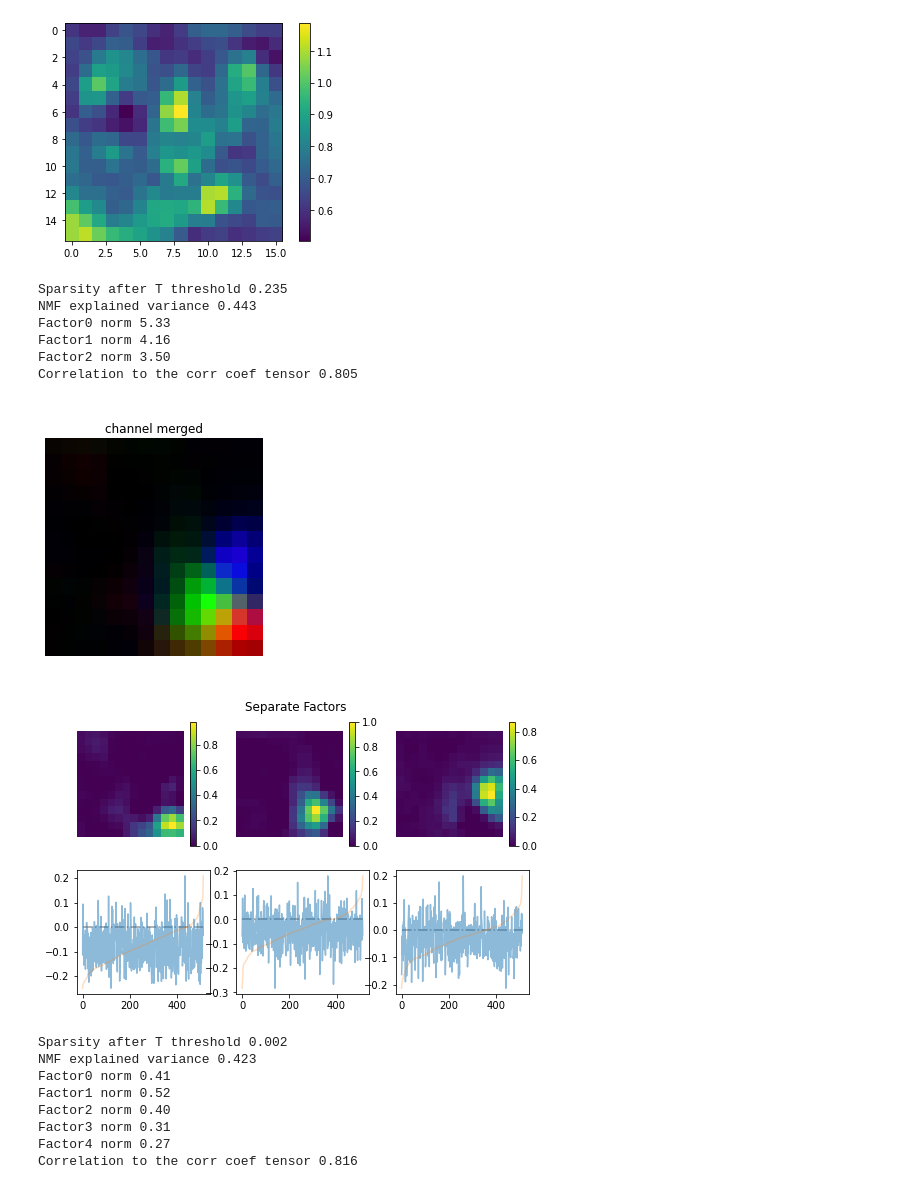
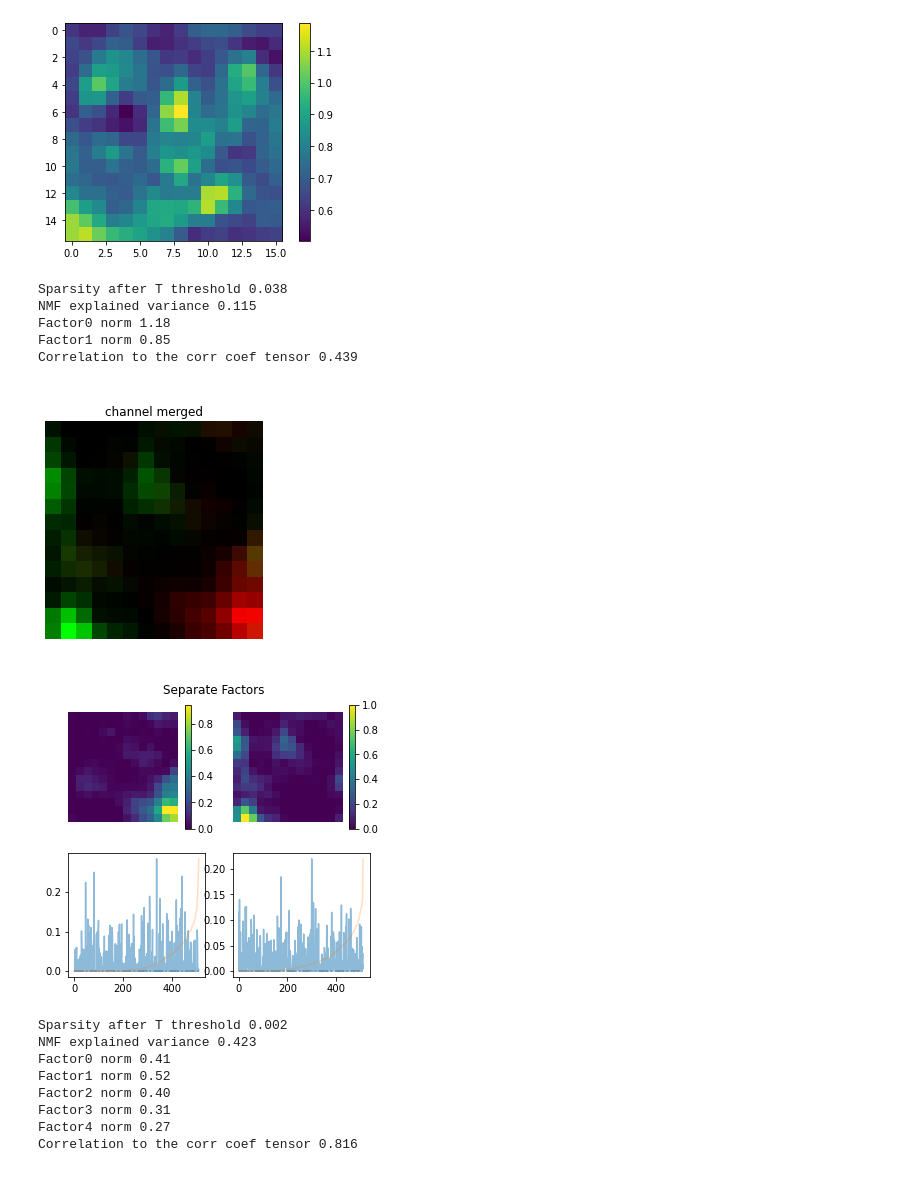
Before and after one commit to Animadversio/Visual_Neuro_InSilico_Exp, a Jupyter notebook: CorrFeatModel_CNN_cross_modelling.ipynb, the cells around one changed output. Cells and saved outputs as stored; diff of their text form; code cells hidden in the pictures.

```diff
--- a/CorrFeatModel_CNN_cross_modelling.ipynb
+++ b/CorrFeatModel_CNN_cross_modelling.ipynb
@@ -132,19 +130,18 @@ plt.show()
 # %%
 cctsr = featFetcher.cctsr['conv5_3'].numpy()
 Ttsr = featFetcher.Ttsr['conv5_3'].numpy()
-rect_mode = "Tthresh"; thresh = (-2, 2)
-bdr = 1; NF = 3
+rect_mode = "Tthresh"; thresh = (-10, 2)
+bdr = 1; NF = 2
 Hmat, Hmaps, ccfactor, FactStat = tsr_posneg_factorize(rectify_tsr(cctsr, rect_mode, thresh, Ttsr=Ttsr),
                      bdr=bdr, Nfactor=NF, show=True,)
 # %% [output]
-Sparsity after T threshold 0.235
-NMF explained variance 0.443
-Factor0 norm 5.33
-Factor1 norm 4.16
-Factor2 norm 3.50
-Correlation to the corr coef tensor 0.805
+Sparsity after T threshold 0.038
+NMF explained variance 0.115
+Factor0 norm 1.18
+Factor1 norm 0.85
+Correlation to the corr coef tensor 0.439
-[figure, old version]
+[figure, new version]
-[figure, old version]
+[figure, new version]
 # %%
 cctsr = featFetcher.cctsr['conv5_3'].numpy()
 Ttsr = featFetcher.Ttsr['conv5_3'].numpy()
```
Also changed, not shown: parts of 13 cells of this notebook.
